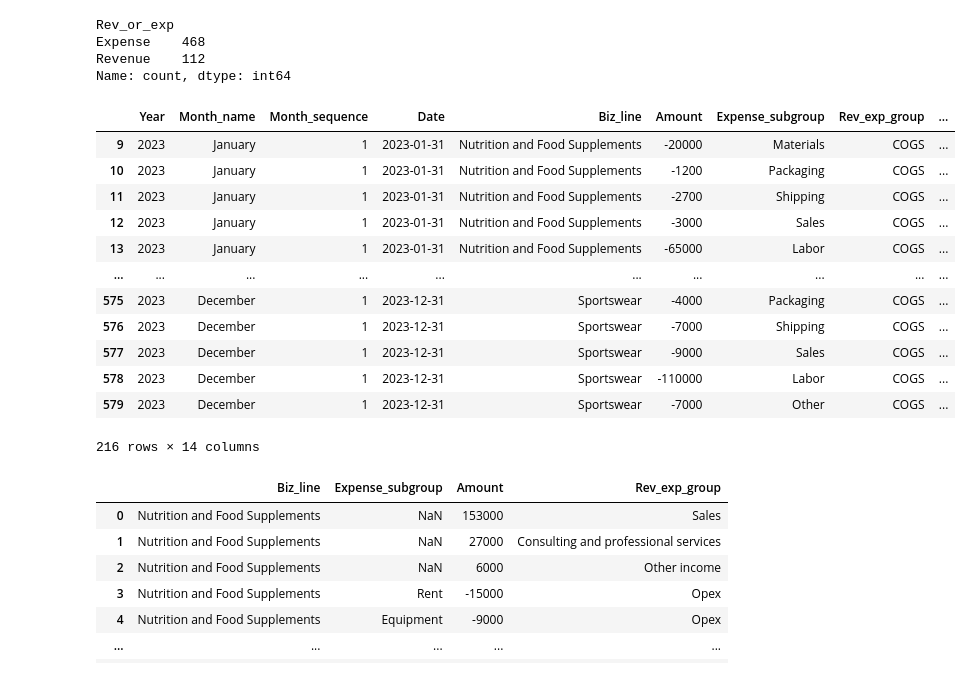
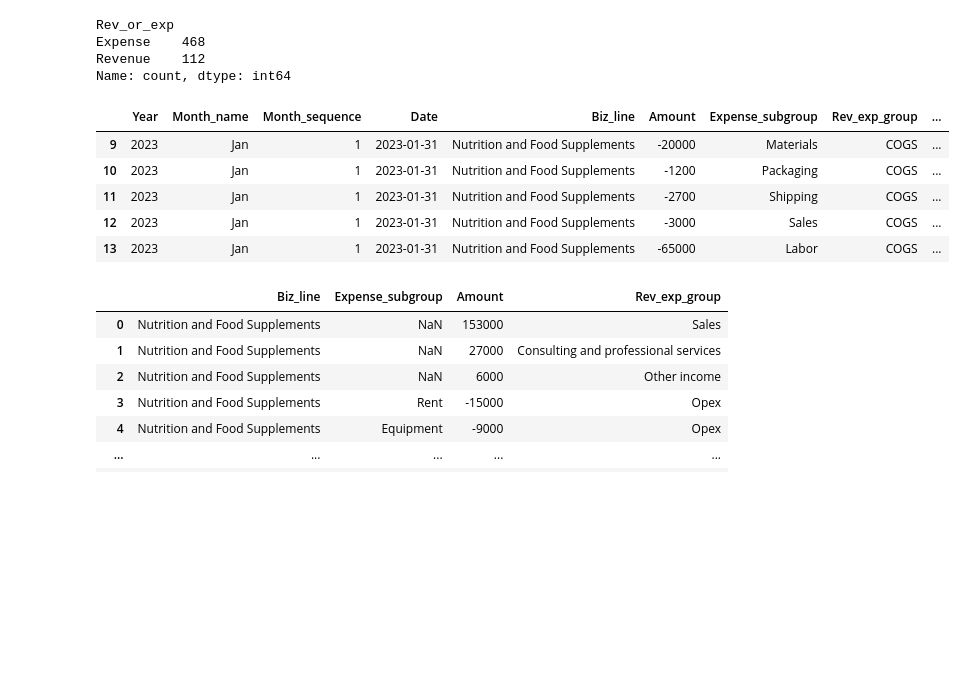
Before and after one commit to djibril968/Python_projects, a Jupyter notebook: Onyx_Financial_Analysis.ipynb, the cells around one changed output. Saved outputs shown, nothing was run; the diff lists cells and outputs as text; code cells hidden in the pictures; blank space fills up the shorter version.

```diff
--- a/Onyx_Financial_Analysis.ipynb
+++ b/Onyx_Financial_Analysis.ipynb
@@ -107,6 +107,8 @@ Fin_data['Quarter'] = Fin_data['Date'].dt.quarter
 Fin_data['Quarter'] = 'qtr ' + Fin_data['Quarter'].astype(str)
 Fin_data['mon_no'] = Fin_data['Date'].dt.month
 
+Fin_data['Month_name'] = Fin_data['Month_name'].str[:3]
+
 Fin_data
 # %% [output]
 |  | Year | Month_name | Month_sequence | Date | Biz_line | Amount | Expense_subgroup | Rev_exp_group | ... |
@@ -181,21 +183,14 @@ Expense    468
 Revenue    112
 Name: count, dtype: int64
 # %%
-Fin_data.query('Rev_exp_group == "COGS"')
+Fin_data.query('Rev_exp_group == "COGS"').head()
 # %% [output]
 |  | Year | Month_name | Month_sequence | Date | Biz_line | Amount | Expense_subgroup | Rev_exp_group | ... |
-| 9 | 2023 | January | 1 | 2023-01-31 | Nutrition and Food Supplements | -20000 | Materials | COGS | ... |
-| 10 | 2023 | January | 1 | 2023-01-31 | Nutrition and Food Supplements | -1200 | Packaging | COGS | ... |
-| 11 | 2023 | January | 1 | 2023-01-31 | Nutrition and Food Supplements | -2700 | Shipping | COGS | ... |
-| 12 | 2023 | January | 1 | 2023-01-31 | Nutrition and Food Supplements | -3000 | Sales | COGS | ... |
-| 13 | 2023 | January | 1 | 2023-01-31 | Nutrition and Food Supplements | -65000 | Labor | COGS | ... |
-| ... | ... | ... | ... | ... | ... | ... | ... | ... | ... |
-| 575 | 2023 | December | 1 | 2023-12-31 | Sportswear | -4000 | Packaging | COGS | ... |
-| 576 | 2023 | December | 1 | 2023-12-31 | Sportswear | -7000 | Shipping | COGS | ... |
-| 577 | 2023 | December | 1 | 2023-12-31 | Sportswear | -9000 | Sales | COGS | ... |
-| 578 | 2023 | December | 1 | 2023-12-31 | Sportswear | -110000 | Labor | COGS | ... |
-| 579 | 2023 | December | 1 | 2023-12-31 | Sportswear | -7000 | Other | COGS | ... |
+| 9 | 2023 | Jan | 1 | 2023-01-31 | Nutrition and Food Supplements | -20000 | Materials | COGS | ... |
+| 10 | 2023 | Jan | 1 | 2023-01-31 | Nutrition and Food Supplements | -1200 | Packaging | COGS | ... |
+| 11 | 2023 | Jan | 1 | 2023-01-31 | Nutrition and Food Supplements | -2700 | Shipping | COGS | ... |
+| 12 | 2023 | Jan | 1 | 2023-01-31 | Nutrition and Food Supplements | -3000 | Sales | COGS | ... |
+| 13 | 2023 | Jan | 1 | 2023-01-31 | Nutrition and Food Supplements | -65000 | Labor | COGS | ... |
-216 rows × 14 columns
 # %%
 Fin_data[['Biz_line', 'Expense_subgroup', 'Amount', 'Rev_exp_group']]
 # %% [output]
```
Also changed, not shown: parts of 26 cells of this notebook.
